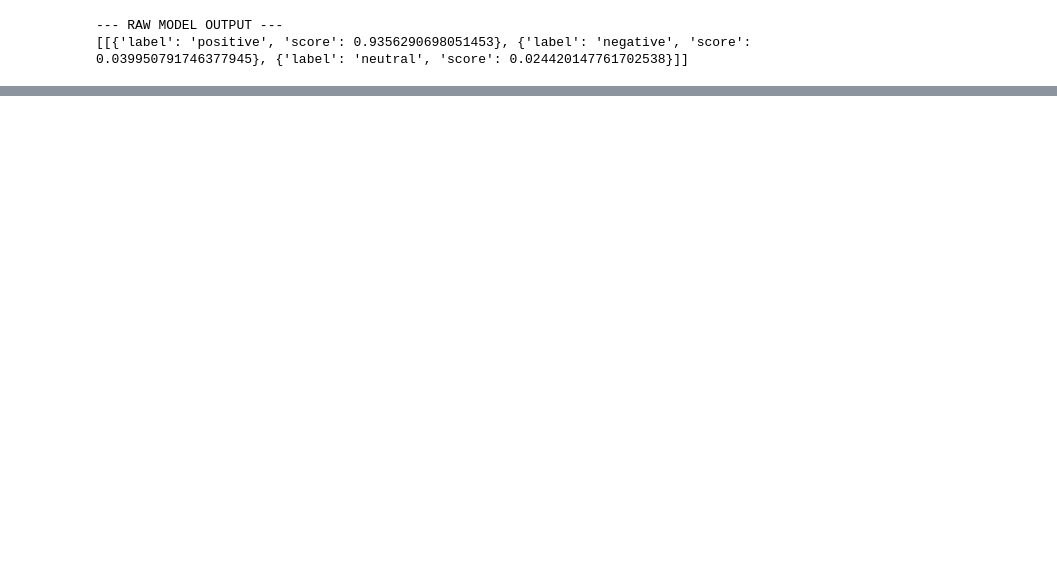
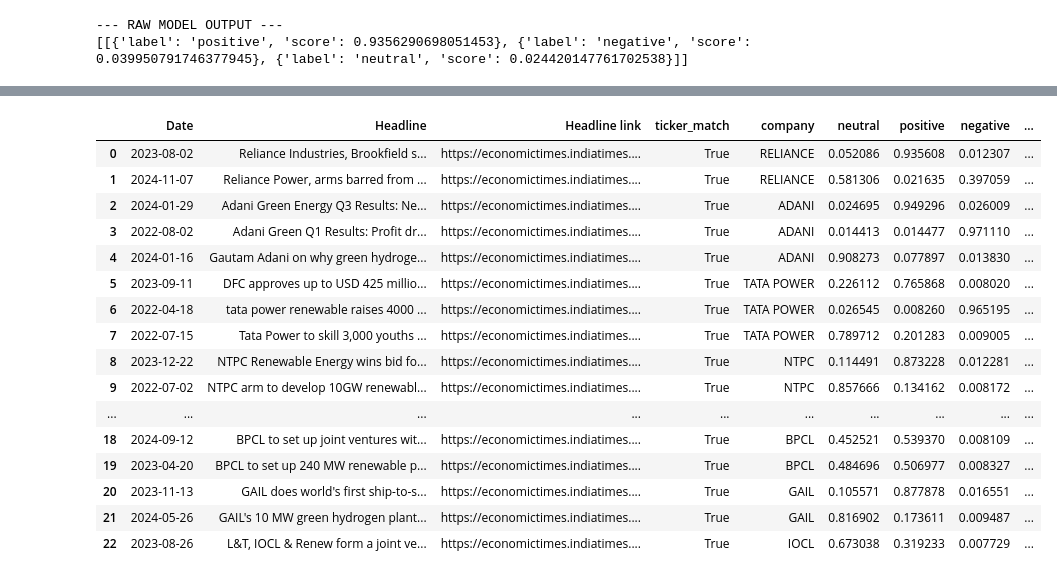
Before and after one commit to tendolkarurja/IPD_Finance, a Jupyter notebook: model_apply.ipynb, the cells around one changed output, grey strips where cells are left out. Cells and saved outputs as stored; diff of their text form; code cells hidden in the pictures; blank space fills up the shorter version.

```diff
--- a/model_apply.ipynb
+++ b/model_apply.ipynb
@@ -147,0 +311,31 @@ df_withScores.to_csv('finbert_scores_ESG.csv', index= False)
+# %%
+# Marking sample_df with positive negative neutral for SHAP interpretability
+
+def mark_sentiment(score):
+    if score > 0.5:
+        return 'Positive'
+    elif score < -0.5:
+        return 'Negative'
+    else:
+        return 'Neutral'
+
+sample_df['sentiment'] = sample_df['cumulative_score'].apply(mark_sentiment)
+sample_df
+# %% [output]
+|  | Date | Headline | Headline link | ticker_match | company | neutral | positive | negative | ... |
+| 0 | 2023-08-02 | Reliance Industries, Brookfield s... | https://economictimes.indiatimes.... | True | RELIANCE | 0.052086 | 0.935608 | 0.012307 | ... |
+| 1 | 2024-11-07 | Reliance Power, arms barred from ... | https://economictimes.indiatimes.... | True | RELIANCE | 0.581306 | 0.021635 | 0.397059 | ... |
+| 2 | 2024-01-29 | Adani Green Energy Q3 Results: Ne... | https://economictimes.indiatimes.... | True | ADANI | 0.024695 | 0.949296 | 0.026009 | ... |
+| 3 | 2022-08-02 | Adani Green Q1 Results: Profit dr... | https://economictimes.indiatimes.... | True | ADANI | 0.014413 | 0.014477 | 0.971110 | ... |
+| 4 | 2024-01-16 | Gautam Adani on why green hydroge... | https://economictimes.indiatimes.... | True | ADANI | 0.908273 | 0.077897 | 0.013830 | ... |
+| 5 | 2023-09-11 | DFC approves up to USD 425 millio... | https://economictimes.indiatimes.... | True | TATA POWER | 0.226112 | 0.765868 | 0.008020 | ... |
+| 6 | 2022-04-18 | tata power renewable raises 4000 ... | https://economictimes.indiatimes.... | True | TATA POWER | 0.026545 | 0.008260 | 0.965195 | ... |
+| 7 | 2022-07-15 | Tata Power to skill 3,000 youths ... | https://economictimes.indiatimes.... | True | TATA POWER | 0.789712 | 0.201283 | 0.009005 | ... |
+| 8 | 2023-12-22 | NTPC Renewable Energy wins bid fo... | https://economictimes.indiatimes.... | True | NTPC | 0.114491 | 0.873228 | 0.012281 | ... |
+| 9 | 2022-07-02 | NTPC arm to develop 10GW renewabl... | https://economictimes.indiatimes.... | True | NTPC | 0.857666 | 0.134162 | 0.008172 | ... |
+| ... | ... | ... | ... | ... | ... | ... | ... | ... | ... |
+| 18 | 2024-09-12 | BPCL to set up joint ventures wit... | https://economictimes.indiatimes.... | True | BPCL | 0.452521 | 0.539370 | 0.008109 | ... |
+| 19 | 2023-04-20 | BPCL to set up 240 MW renewable p... | https://economictimes.indiatimes.... | True | BPCL | 0.484696 | 0.506977 | 0.008327 | ... |
+| 20 | 2023-11-13 | GAIL does world's first ship-to-s... | https://economictimes.indiatimes.... | True | GAIL | 0.105571 | 0.877878 | 0.016551 | ... |
+| 21 | 2024-05-26 | GAIL's 10 MW green hydrogen plant... | https://economictimes.indiatimes.... | True | GAIL | 0.816902 | 0.173611 | 0.009487 | ... |
+| 22 | 2023-08-26 | L&T, IOCL & Renew form a joint ve... | https://economictimes.indiatimes.... | True | IOCL | 0.673038 | 0.319233 | 0.007729 | ... |
```
Also changed, not shown: parts of 27 cells of this notebook.
